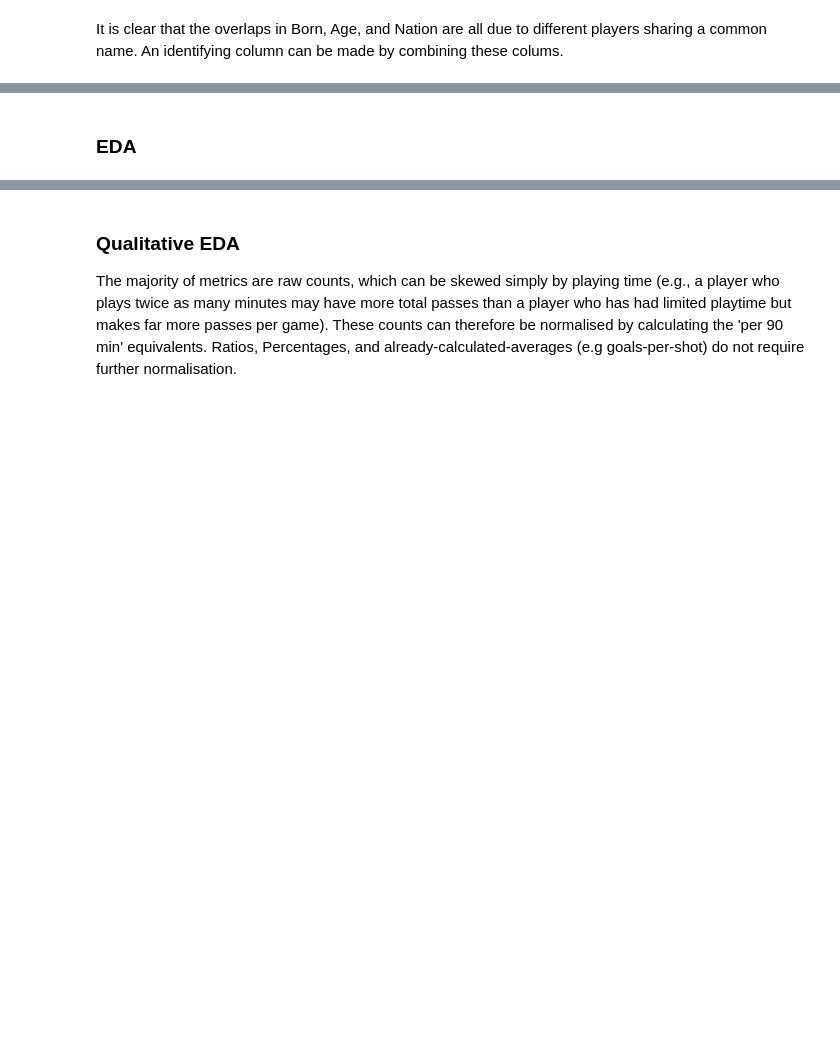
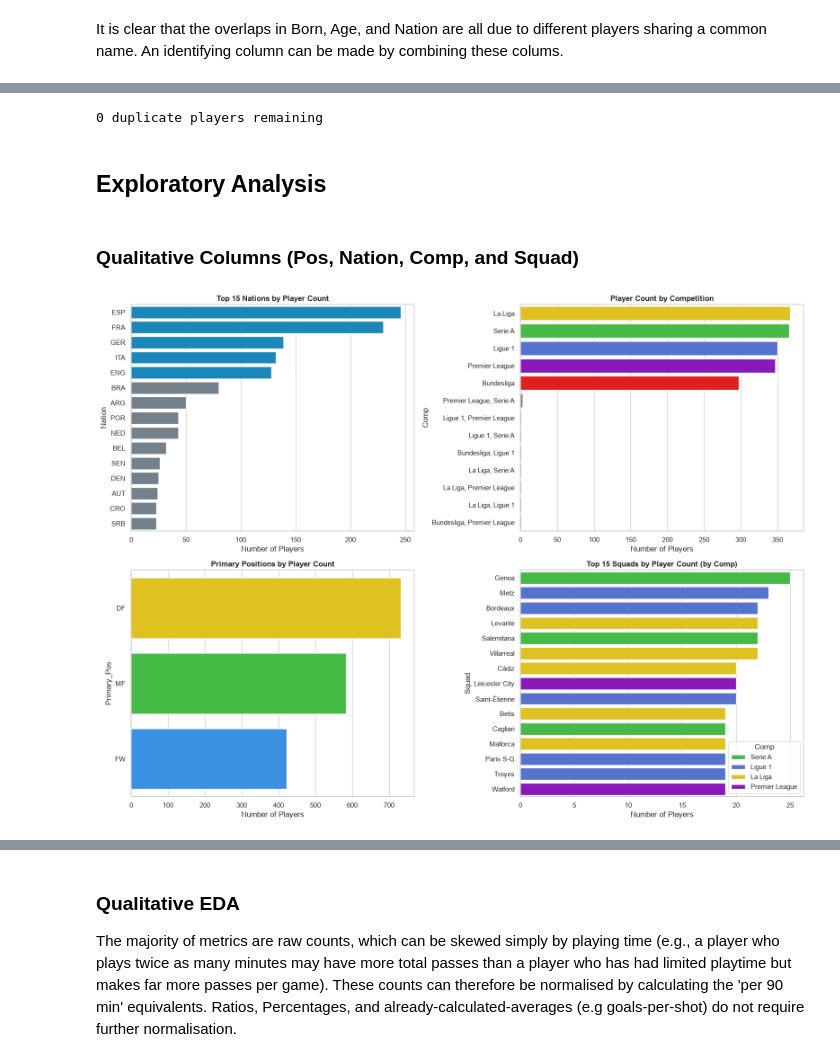
Before and after one commit to Scott-Trowers/player-architects, a Jupyter notebook: notebooks/season2122_eda.ipynb, the cells around one changed output, grey strips where cells are left out. Drawn from its saved outputs; the diff is of its cells as text; code cells hidden in the pictures; blank space fills up the shorter version.

```diff
--- a/notebooks/season2122_eda.ipynb
+++ b/notebooks/season2122_eda.ipynb
@@ -59,6 +87,6 @@ duplicates_found = duplicate_player_count > 0
 if duplicates_found:
     print(f"{duplicate_player_count} duplicate Player names found.")
     duplicate_players = player_data[player_data.duplicated(subset='Player', keep=False)].sort_values(by='Player')
-    display(duplicate_players)
+    display(duplicate_players.head(10))
 else:
     print("No duplicates found")
@@ -306,13 +412,16 @@ remaining_dupes = aggregated_player_data[aggregated_player_data.player_identifie
 duplicate_player_count = remaining_dupes.duplicated(subset="player_identifier").sum()
 
 print(f"{duplicate_player_count} duplicate players remaining")
+# %% [output]
+0 duplicate players remaining
 # %% [markdown]
-### EDA
+## Exploratory Analysis
 # %%
 qualitative_columns = list(aggregated_player_data.select_dtypes(include='string').columns)
 quantitative_columns = list(aggregated_player_data.select_dtypes(include='number').columns)
+# %% [markdown]
+### Qualitative Columns (Pos, Nation, Comp, and Squad)
 # %%
-sns.set_theme(style="whitegrid")
 fig, axes = plt.subplots(2, 2, figsize=(16, 12))
 
 # Target top 5 nations
@@ -393,7 +502,7 @@ sns.barplot(
     ax=axes[1, 0],
 )
 axes[1, 0].set_title(
-    "Top 10 Primary Positions by Player Count", fontsize=12, fontweight="bold"
+    "Primary Positions by Player Count", fontsize=12, fontweight="bold"
 )
 axes[1, 0].set_xlabel("Number of Players")
 
@@ -404,33 +513,35 @@ top_squad_names = (
     aggregated_player_data["Squad"].value_counts().head(15).index
 )
 
 # Filter dataset to top 15 squads and aggregate count per Squad and Comp
 top_squads_df = (
     aggregated_player_data[
         aggregated_player_data["Squad"].isin(top_squad_names)
     ]
     .groupby(["Squad", "Comp"])
     .size()
     .reset_index(name="Count")
     .sort_values(by="Count", ascending=False)
 )
 
 sns.barplot(
     data=top_squads_df,
     x="Count",
     y="Squad",
     hue="Comp",
     palette=comp_colors,  # Reuses competition color map from Chart 2
     dodge=False,
     ax=axes[1, 1],
 )
 axes[1, 1].set_title(
     "Top 15 Squads by Player Count (by Comp)", fontsize=12, fontweight="bold"
 )
 axes[1, 1].set_xlabel("Number of Players")
 
 plt.tight_layout()
 plt.show()
+# %% [output]
+[figure, added]
 # %%
 categories = {
     "Nation": "Top 5 Nations",
```
Also changed, not shown: parts of 33 cells of this notebook.
